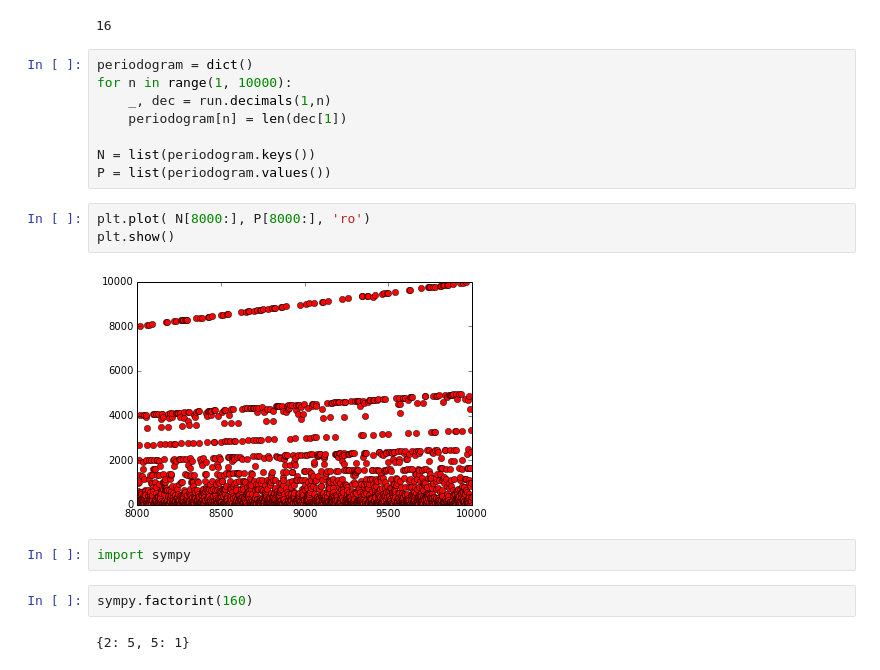
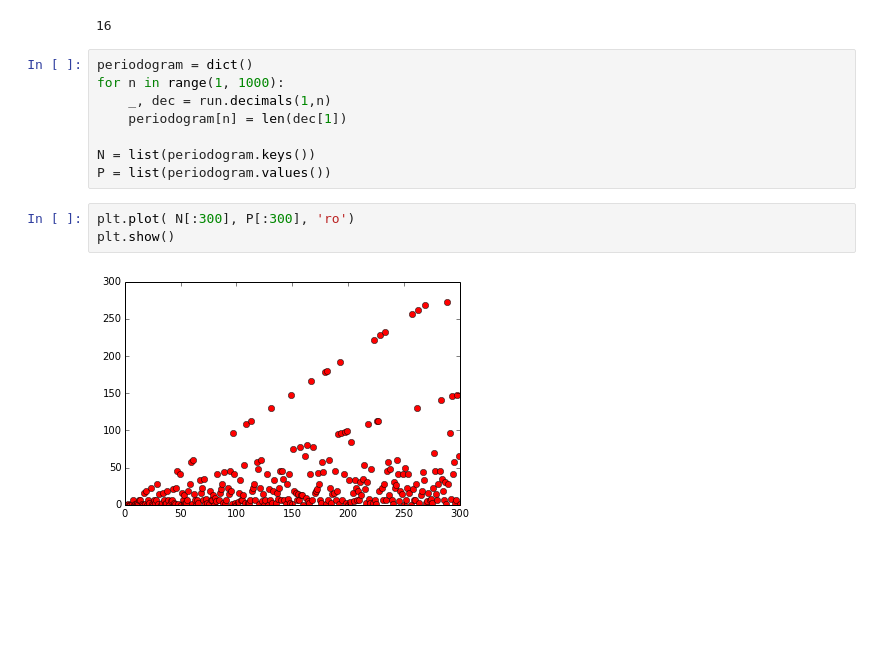
Before and after one commit to bokehsensei/reptend, a Jupyter notebook: Full Reptend Primes.ipynb, the cells around one changed output. Saved outputs shown, nothing was run; the diff lists cells and outputs as text; blank space fills up the shorter version.

```diff
--- a/Full Reptend Primes.ipynb
+++ b/Full Reptend Primes.ipynb
@@ -27,20 +27,14 @@ len(repetend_17[1])
 16
 # %%
 periodogram = dict()
-for n in range(1, 10000):
+for n in range(1, 1000):
     _, dec = run.decimals(1,n)
     periodogram[n] = len(dec[1])
 
 N = list(periodogram.keys())
 P = list(periodogram.values())
 # %%
-plt.plot( N[8000:], P[8000:], 'ro')
+plt.plot( N[:300], P[:300], 'ro')
 plt.show()
 # %% [output]
-[figure, old version]
+[figure, new version]
-# %%
-import sympy
-# %%
-sympy.factorint(160)
-# %% [output]
-{2: 5, 5: 1}
```
Also changed, not shown: 1 other file.
